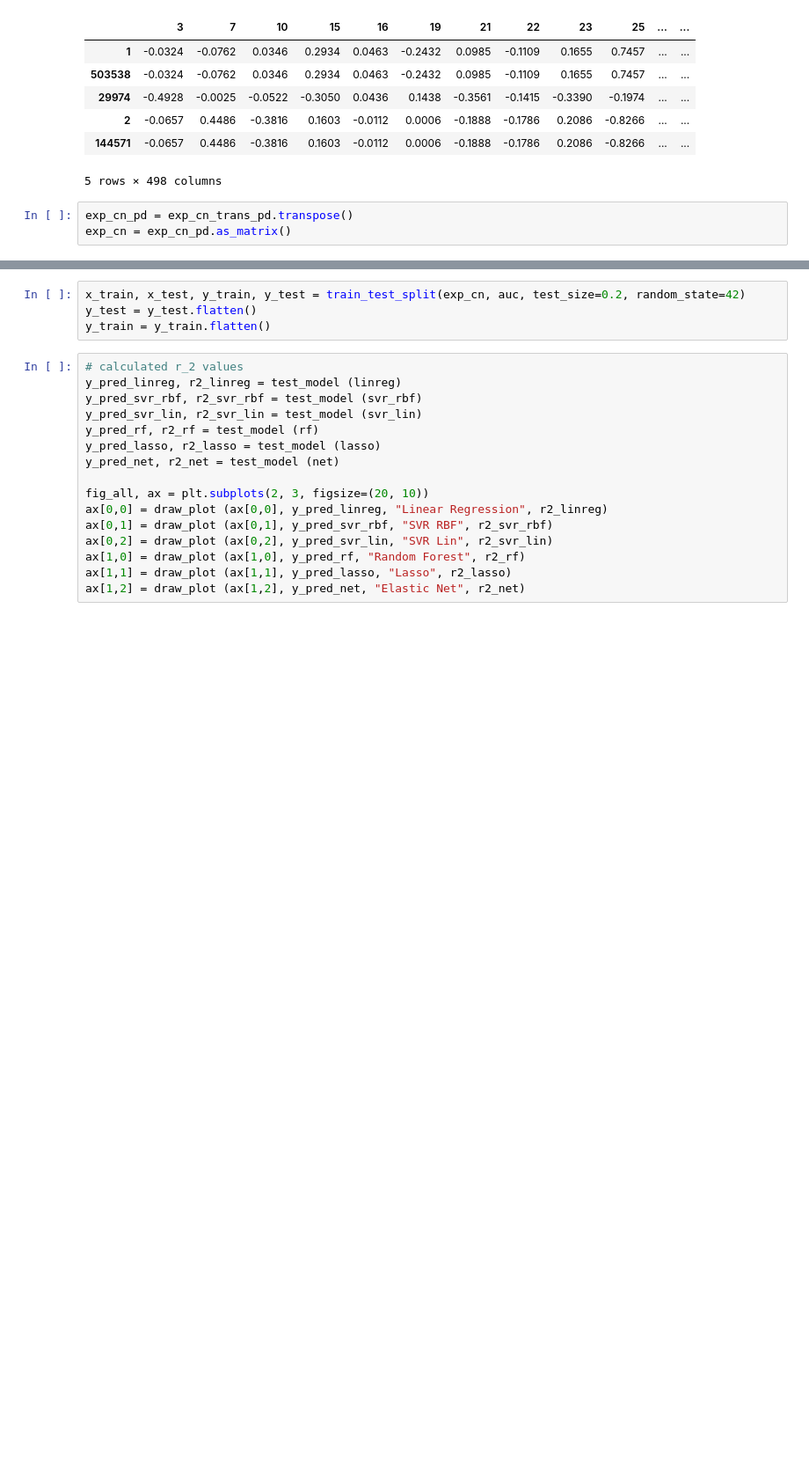
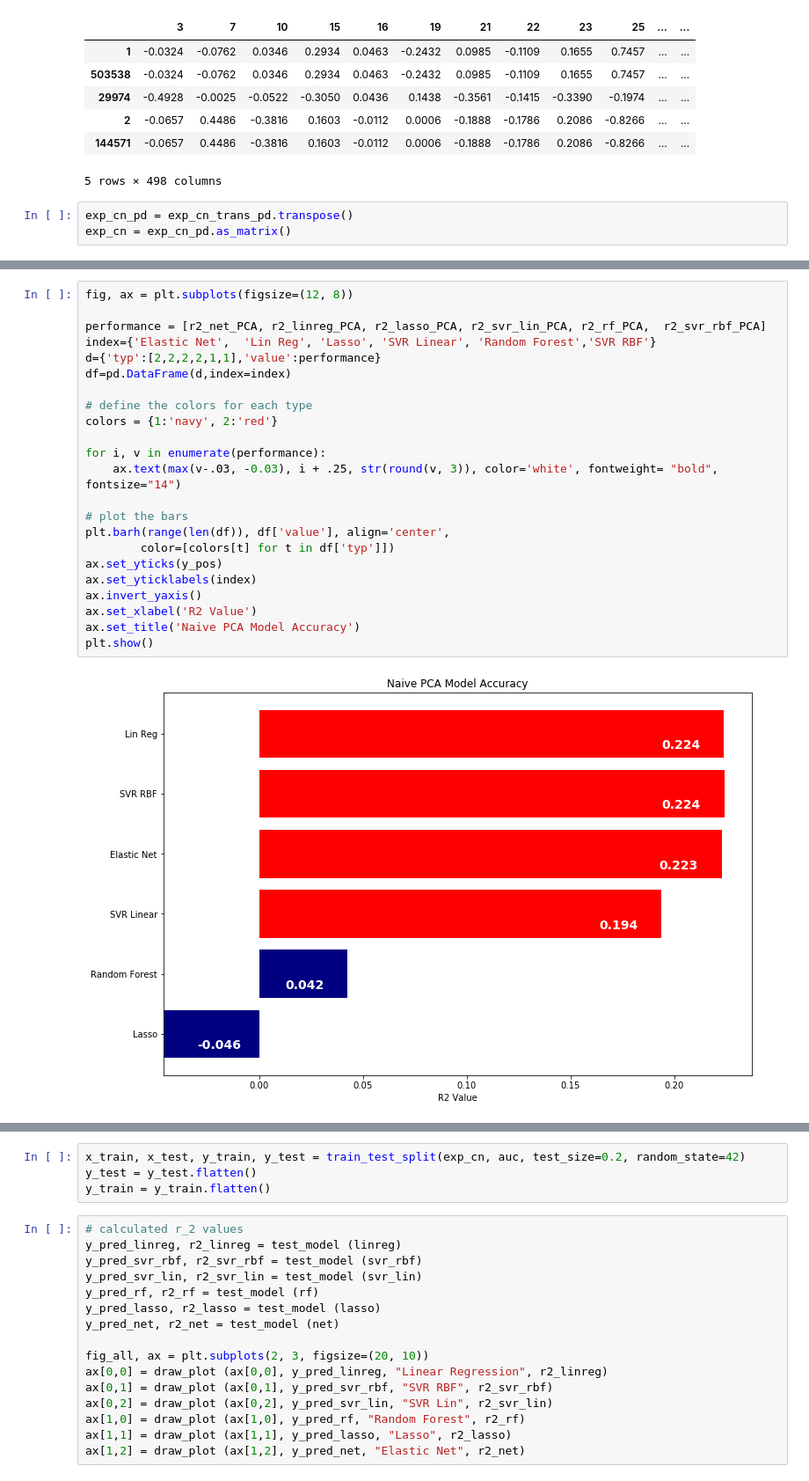
Before and after one commit to charlesriver/radiation, a Jupyter notebook: 498 Dataset.ipynb, the cells around one changed output, grey strips where cells are left out. Shown: that part at 88% size. Drawn from its saved outputs; the diff is of its cells as text; blank space fills up the shorter version.

```diff
--- a/498 Dataset.ipynb
+++ b/498 Dataset.ipynb
@@ -236,0 +244,25 @@ ax[1,2] = draw_plot (ax[1,2], y_pred_net_PCA, "Elastic Net", r2_net_PCA)
+# %%
+fig, ax = plt.subplots(figsize=(12, 8))
+
+performance = [r2_net_PCA, r2_linreg_PCA, r2_lasso_PCA, r2_svr_lin_PCA, r2_rf_PCA,  r2_svr_rbf_PCA]
+index={'Elastic Net',  'Lin Reg', 'Lasso', 'SVR Linear', 'Random Forest','SVR RBF'}
+d={'typ':[2,2,2,2,1,1],'value':performance}
+df=pd.DataFrame(d,index=index)
+
+# define the colors for each type
+colors = {1:'navy', 2:'red'}
+
+for i, v in enumerate(performance):
+    ax.text(max(v-.03, -0.03), i + .25, str(round(v, 3)), color='white', fontweight= "bold", fontsize="14")
+
+# plot the bars
+plt.barh(range(len(df)), df['value'], align='center',
+        color=[colors[t] for t in df['typ']])
+ax.set_yticks(y_pos)
+ax.set_yticklabels(index)
+ax.invert_yaxis()
+ax.set_xlabel('R2 Value')
+ax.set_title('Naive PCA Model Accuracy')
+plt.show()
+# %% [output]
+[figure, added]
```
Also changed, not shown: parts of 9 cells of this notebook, 11 other files.
